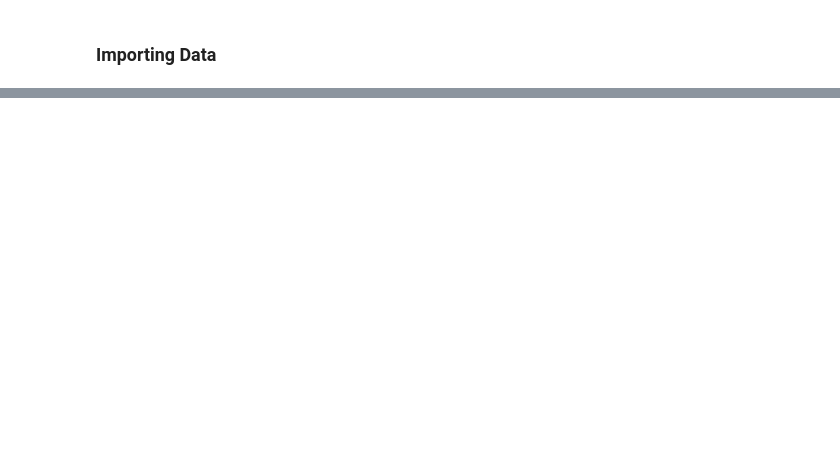
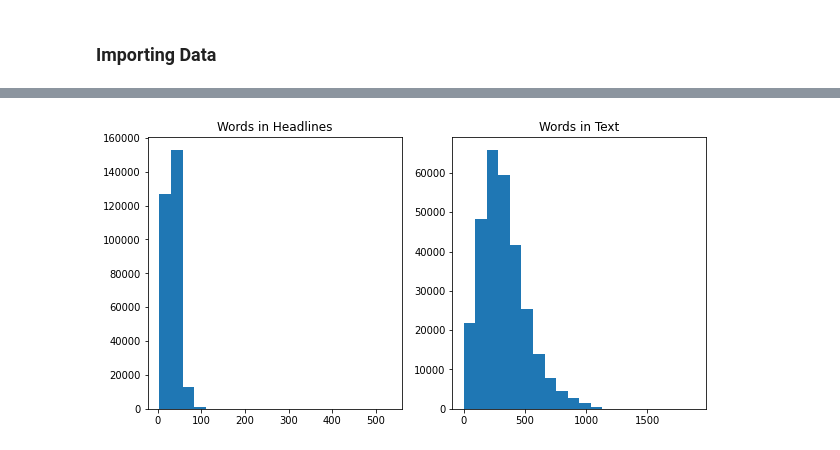
Before and after one commit to DeepakDP5/Abstractive-Text-Summarization, a Jupyter notebook: Text_summarization.ipynb, the cells around one changed output, grey strips where cells are left out. Cells and saved outputs as stored; diff of their text form; code cells hidden in the pictures; blank space fills up the shorter version.

```diff
--- a/Text_summarization.ipynb
+++ b/Text_summarization.ipynb
@@ -480,0 +78,3 @@ evaluateRandomly(encoder1, attn_decoder1)
+# %%
+data.drop_duplicates(subset=['highlights'],inplace=True)
+data.reset_index(inplace=True, drop=True)
@@ -480,0 +97,24 @@ evaluateRandomly(encoder1, attn_decoder1)
+# %%
+stop_words = stopwords.words('english')
+
+def preprocess(text):
+    text = text.lower()
+    text = ' '.join([contractions.fix(word) for word in text.split(" ")])
+
+    tokens = [w for w in text.split() if not w in stop_words]
+    text = " ".join(tokens)
+    text = text.replace("'s",'')
+    text = text.replace(".",'')
+    text = re.sub(r'\(.*\)','',text)
+    text = re.sub(r'[^a-zA-Z0-9. ]',' ',text)
+    text = re.sub(r'\.','. ',text)
+    text = re.sub(r'\s+', ' ', text)
+    return text
+# %%
+data['highlights'] = data['highlights'].apply(preprocess)
+data['article'] = data['article'].apply(preprocess)
+data['highlights'] = data['highlights'].apply(lambda x : '_START_ '+ x + ' _END_')
+
+for i in range(2):
+    print('Summary:', data['highlights'][i],'Text:', data['article'][i], sep='\n')
+    print()
@@ -480,0 +131,13 @@ evaluateRandomly(encoder1, attn_decoder1)
+# %%
+headlines_length = [len(x.split()) for x in data['highlights']]
+text_length = [len(x.split()) for x in data['article']]
+# %%
+fig, (ax1, ax2) = plt.subplots(1,2, figsize = (10,5))
+ax1.hist(headlines_length, bins = 20)
+ax2.hist(text_length, bins = 20)
+
+ax1.title.set_text("Words in Headlines")
+ax2.title.set_text("Words in Text")
+plt.show()
+# %% [output]
+[figure, added]
```
Also changed, not shown: parts of 66 cells of this notebook.
